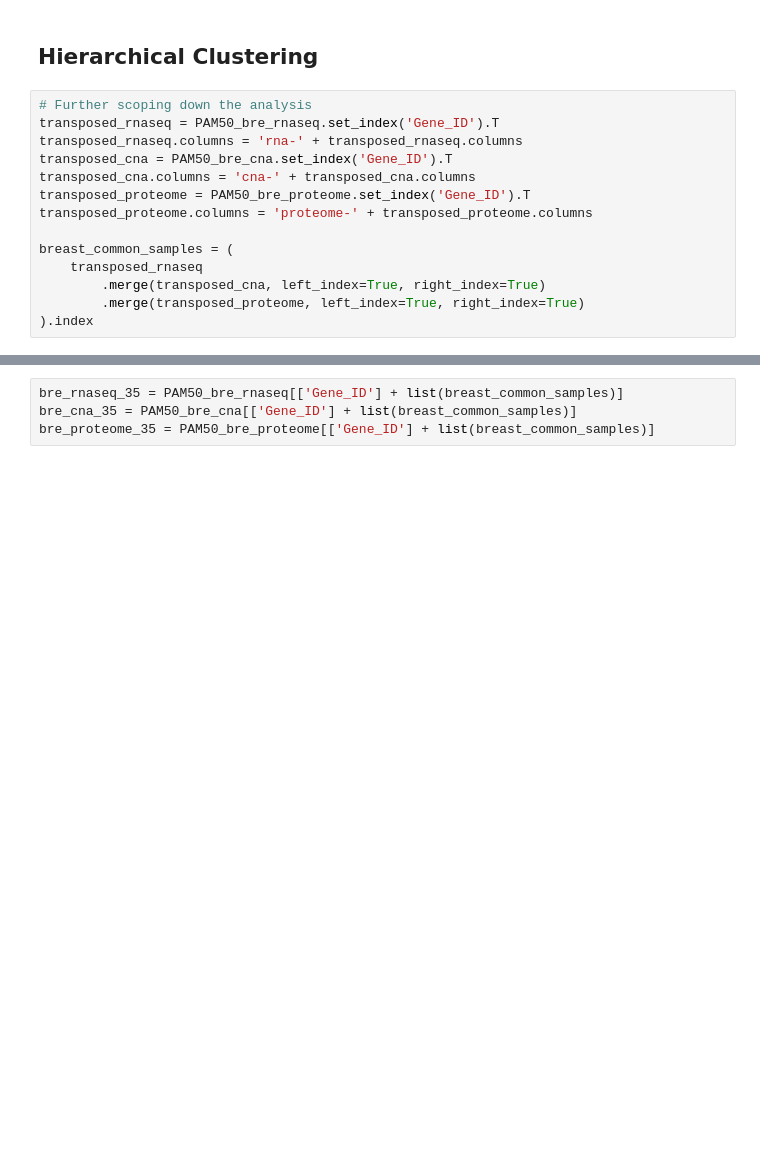
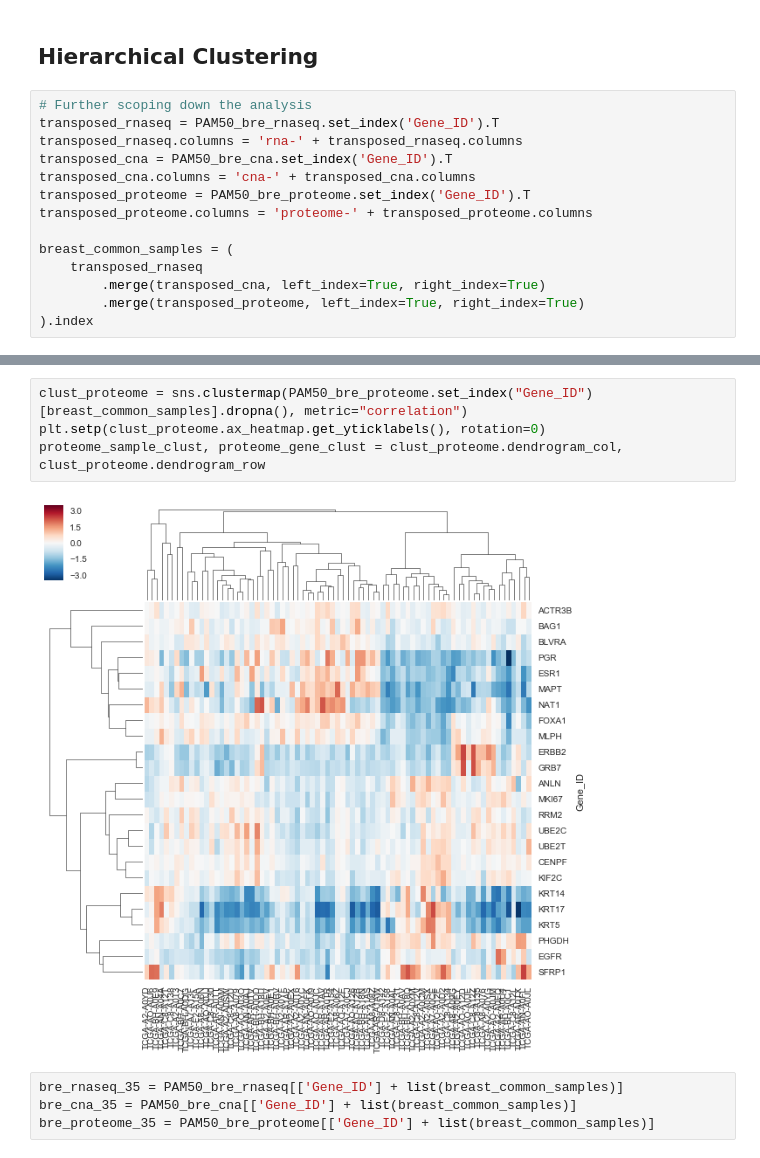
Before and after one commit to SVAI-Dream/dreamchallenge, a Jupyter notebook: nci-cptac-dream/notebook/Sub_Challenge_2.ipynb, the cells around one changed output, grey strips where cells are left out. Saved outputs shown, nothing was run; the diff lists cells and outputs as text; blank space fills up the shorter version.

```diff
--- a/nci-cptac-dream/notebook/Sub_Challenge_2.ipynb
+++ b/nci-cptac-dream/notebook/Sub_Challenge_2.ipynb
@@ -171,3 +265,9 @@ Populating the interactive namespace from numpy and matplotlib
+# %%
+clust_proteome = sns.clustermap(PAM50_bre_proteome.set_index("Gene_ID")[breast_common_samples].dropna(), metric="correlation")
+plt.setp(clust_proteome.ax_heatmap.get_yticklabels(), rotation=0)
+proteome_sample_clust, proteome_gene_clust = clust_proteome.dendrogram_col, clust_proteome.dendrogram_row
+# %% [output]
+[figure, added]
 # %%
 bre_rnaseq_35 = PAM50_bre_rnaseq[['Gene_ID'] + list(breast_common_samples)]
 bre_cna_35 = PAM50_bre_cna[['Gene_ID'] + list(breast_common_samples)]
```
Also changed, not shown: parts of 19 cells of this notebook, 2 other files.
